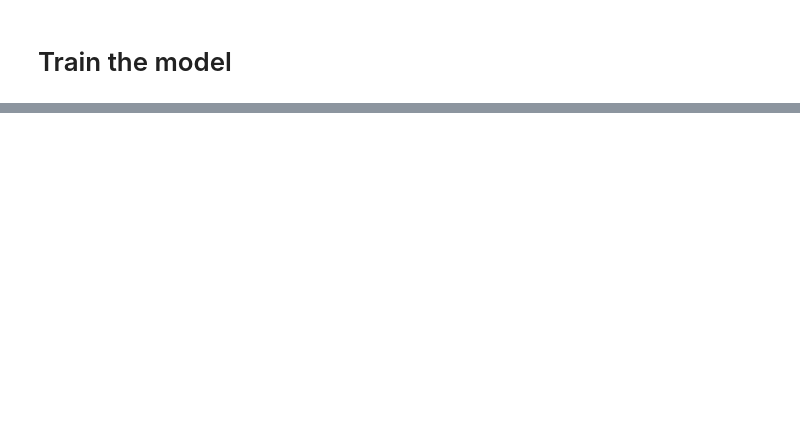
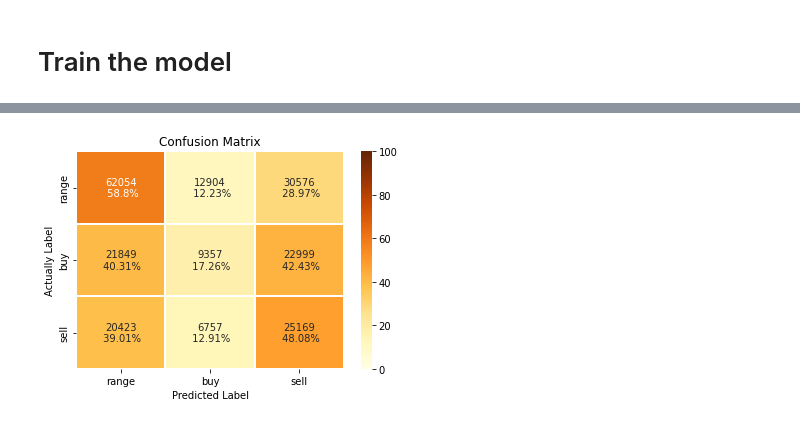
Before and after one commit to Ilia-Abolhasani/forex-price-prediction, a Jupyter notebook: Code.ipynb, the cells around one changed output, grey strips where cells are left out. Cells and saved outputs as stored; diff of their text form; code cells hidden in the pictures; blank space fills up the shorter version.

```diff
--- a/Code.ipynb
+++ b/Code.ipynb
@@ -240,0 +325,28 @@ Epoch 1/100
+# %%
+def show_confusion_matrix(validations, predictions, LABELS=['Down', 'UP']):
+    freq = metrics.confusion_matrix(validations, predictions)
+    sensitivity =  (np.divide(freq.transpose(),
+                             np.sum(freq, axis=1)).transpose() * 100).round(2)
+    annotation = []
+    for i in range(freq.shape[0]):
+        row = []
+        for j in range(freq.shape[1]):
+            row.append(f'{freq[i][j]}\n {sensitivity[i][j]}%')
+        annotation.append(row)
+    annotation = np.array(annotation)
+    sns.heatmap(sensitivity, cmap="YlOrBr",
+                vmin=0, vmax=100,
+                linecolor='white',
+                linewidths=1,
+                xticklabels=LABELS,
+                yticklabels=LABELS,
+                annot=annotation,
+               fmt=':<')
+    plt.title("Confusion Matrix")
+    plt.ylabel("Actually Label")
+    plt.xlabel("Predicted Label")
+    plt.show()
+# %%
+y_pred = model.predict(x_train).squeeze().argmax(axis=1)
+show_confusion_matrix(y_train.argmax(axis=1), y_pred, LABELS=["range", "buy", "sell"])
+# %% [output]
@@ -240,0 +354 @@ Epoch 1/100
+[figure, added]
```
Also changed, not shown: parts of 13 cells of this notebook.
